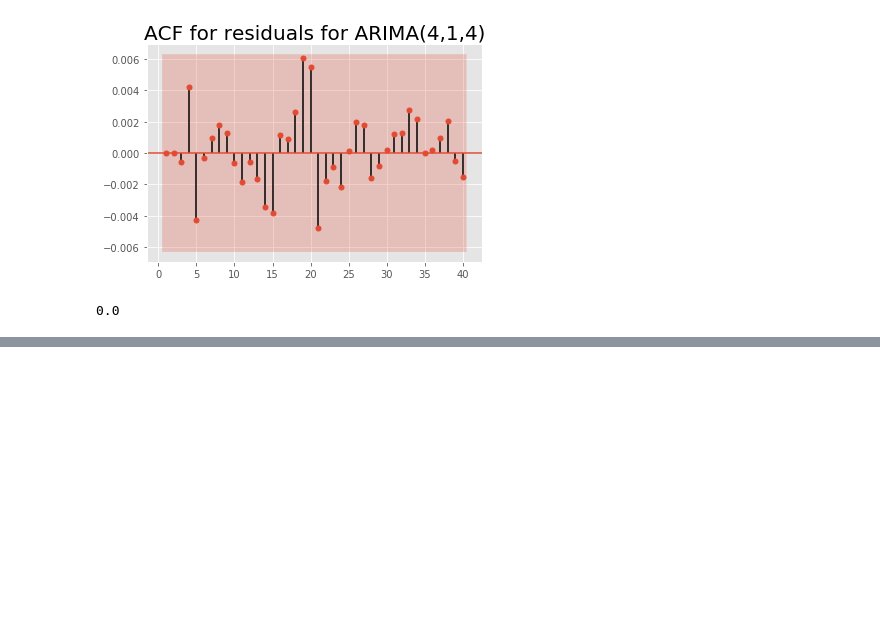
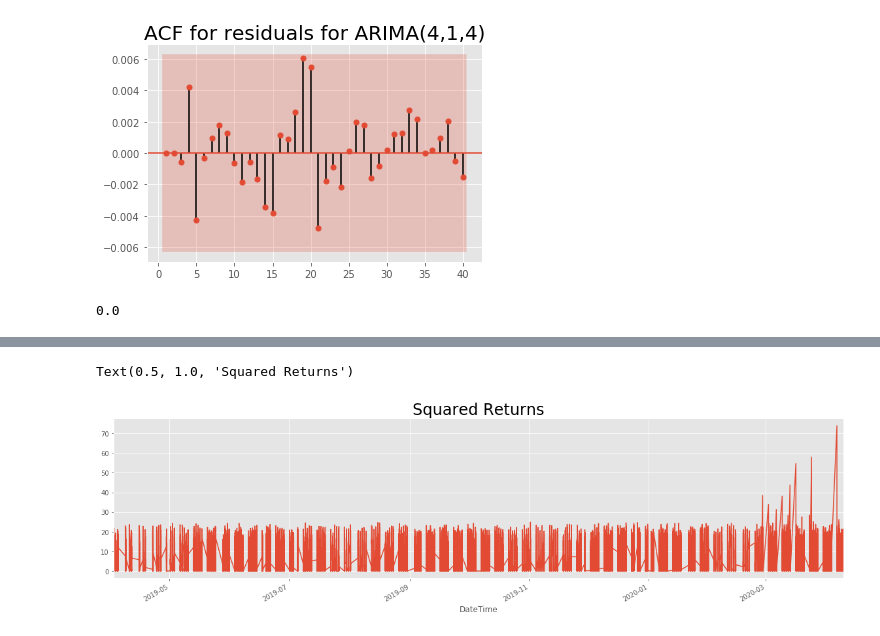
Before and after one commit to BAGLAT/Time-Series-Analysis-HFT, a Jupyter notebook: Time Series SPY 1 Min.ipynb, the cells around one changed output, grey strips where cells are left out. Drawn from its saved outputs; the diff is of its cells as text; code cells hidden in the pictures; blank space fills up the shorter version.

```diff
--- a/Time Series SPY 1 Min.ipynb
+++ b/Time Series SPY 1 Min.ipynb
@@ -1553,0 +1641,6 @@ LLR(result_ar_3_i_1_ma_4,result_ar_4_i_1_ma_4,DF=1)
+# %%
+df3.sqd_returns.plot(figsize=(20,5))
+plt.title("Squared Returns",size=24)
+# %% [output]
+Text(0.5, 1.0, 'Squared Returns')
+[figure, added]
```
Also changed, not shown: parts of 52 cells of this notebook.
